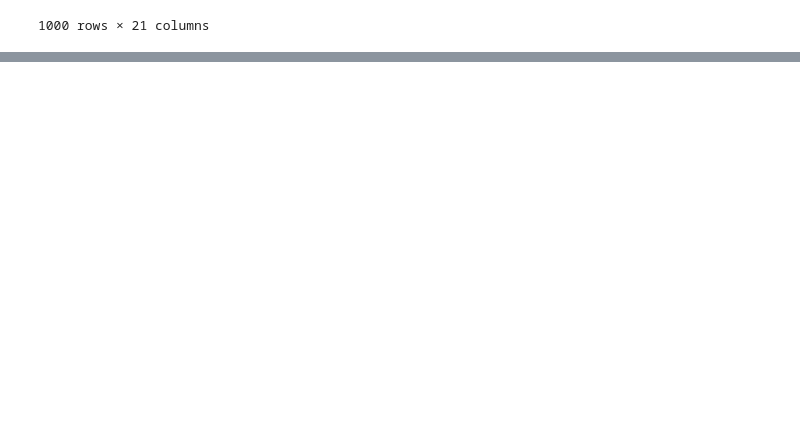
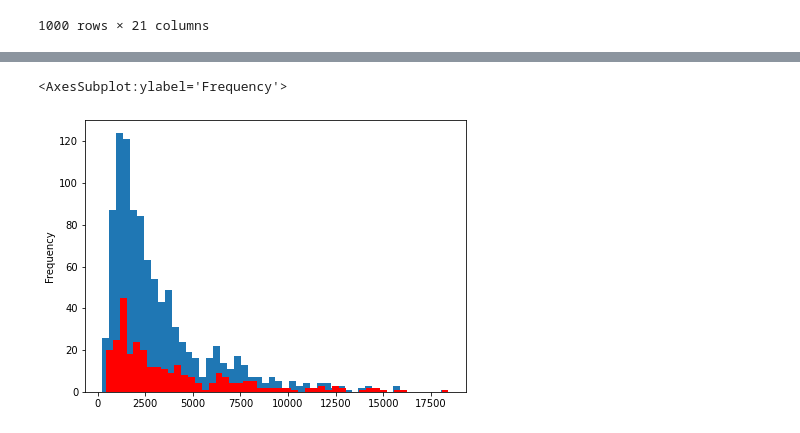
Before and after one commit to DanielGit4/AML, a Jupyter notebook: German_Credit_data/eda.ipynb, the cells around one changed output, grey strips where cells are left out. Saved outputs shown, nothing was run; the diff lists cells and outputs as text; code cells hidden in the pictures; blank space fills up the shorter version.

```diff
--- a/German_Credit_data/eda.ipynb
+++ b/German_Credit_data/eda.ipynb
@@ -42,0 +87,8 @@ german_data
+# %%
+plt.subplot(1, 2, 1)
+german_data['Credit Amount'].plot(kind='hist', logx=False, bins=50)
+# plot histogram credit amout where target is 2
+german_data.loc[german_data['Target'] == 2, 'Credit Amount'].plot(kind='hist', logx=False, bins=50, color='red', figsize=(15, 5))
+# %% [output]
+<AxesSubplot:ylabel='Frequency'>
+[figure, added]
```
Also changed, not shown: parts of 18 cells of this notebook.
